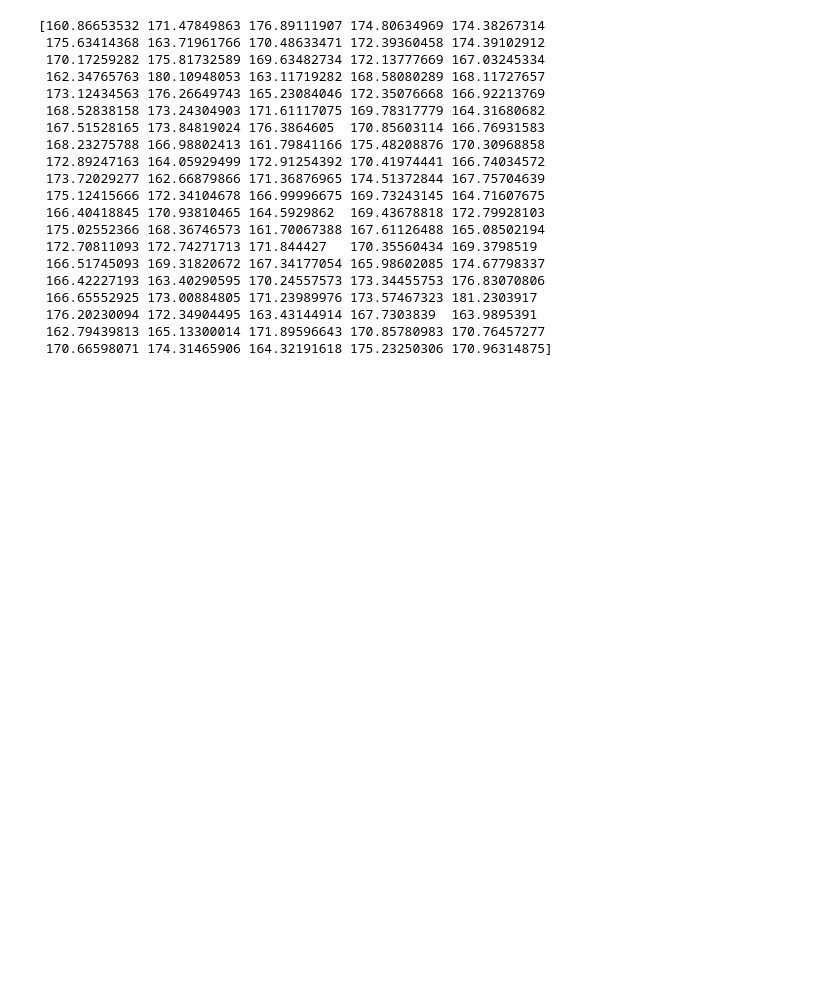
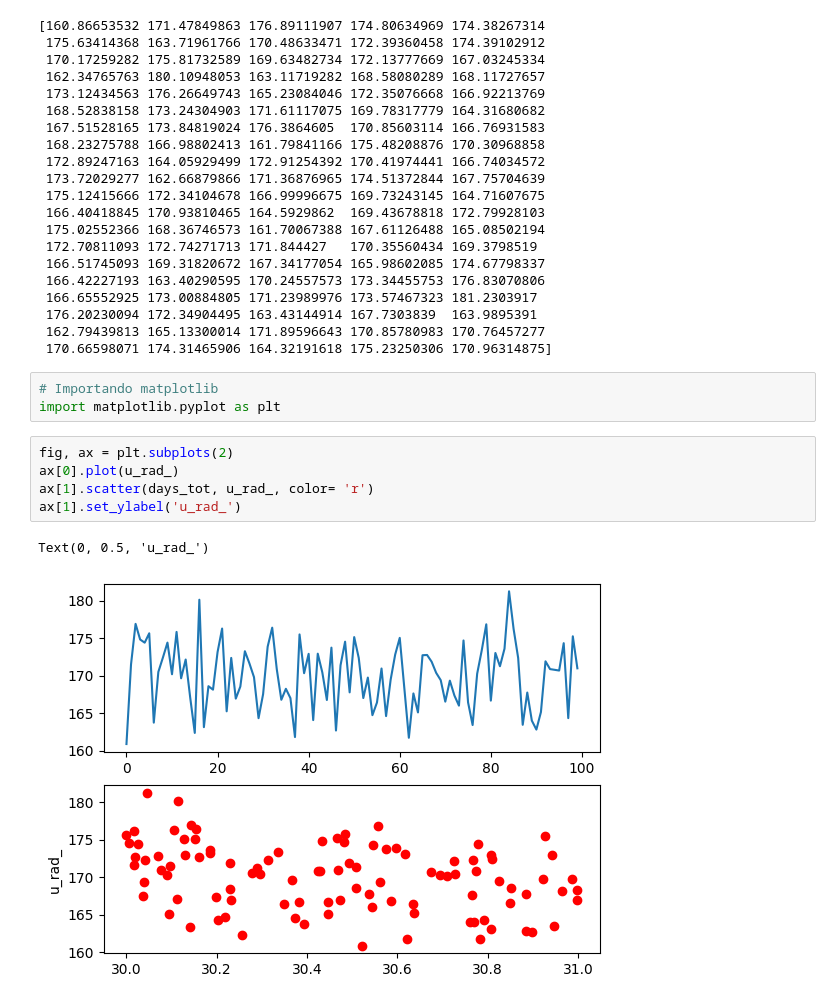
Before and after one commit to dayambiental-art/python_env_app, a Jupyter notebook: notebooks/Tarefa_14.10.25.ipynb, the cells around one changed output. Saved outputs shown, nothing was run; the diff lists cells and outputs as text; blank space fills up the shorter version.

```diff
--- a/notebooks/Tarefa_14.10.25.ipynb
+++ b/notebooks/Tarefa_14.10.25.ipynb
@@ -172,3 +172,14 @@ print (u_rad_)
  176.20230094 172.34904495 163.43144914 167.7303839  163.9895391
  162.79439813 165.13300014 171.89596643 170.85780983 170.76457277
  170.66598071 174.31465906 164.32191618 175.23250306 170.96314875]
+# %%
+# Importando matplotlib
+import matplotlib.pyplot as plt
+# %%
+fig, ax = plt.subplots(2)
+ax[0].plot(u_rad_)
+ax[1].scatter(days_tot, u_rad_, color= 'r')
+ax[1].set_ylabel('u_rad_')
+# %% [output]
+Text(0, 0.5, 'u_rad_')
+[figure, added]
```
